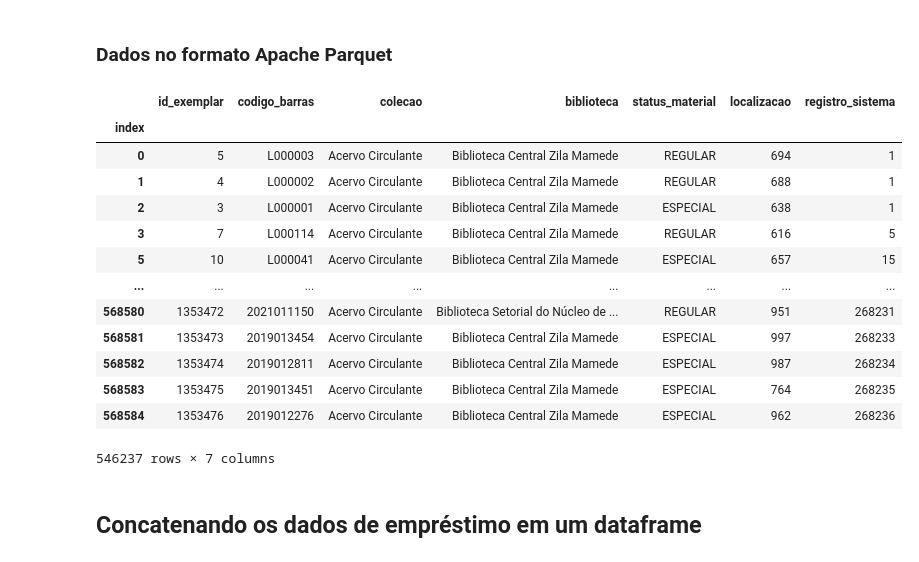
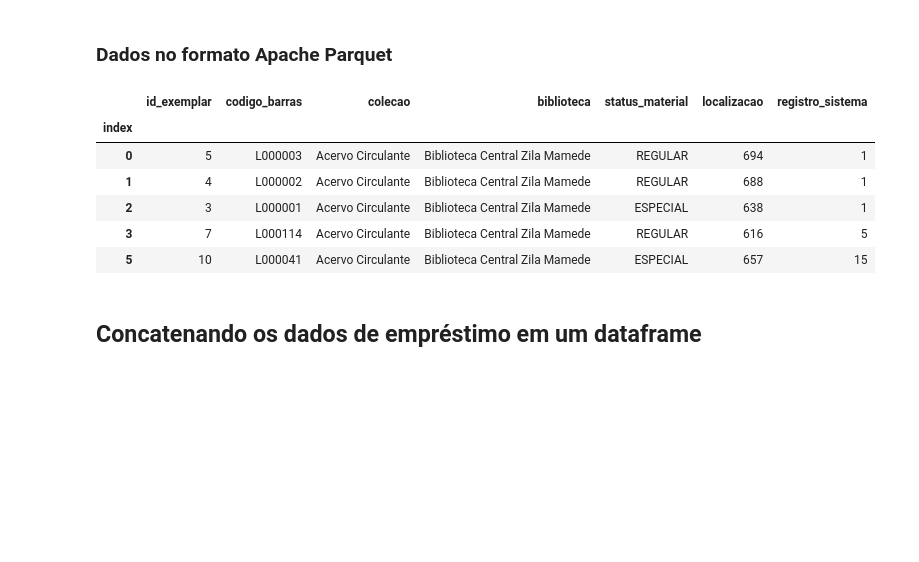
Before and after one commit to FabiadS/7DaysOfCode, a Jupyter notebook: day 1/import_data.ipynb, the cells around one changed output. Saved outputs shown, nothing was run; the diff lists cells and outputs as text; code cells hidden in the pictures; blank space fills up the shorter version.

```diff
--- a/day 1/import_data.ipynb
+++ b/day 1/import_data.ipynb
@@ -32,22 +32,15 @@ df_emprestimos_20201 = pd.read_csv('https://raw.githubusercontent.com/FranciscoF
 ### Dados no formato Apache Parquet
 # %%
 df_exemplares = pd.read_parquet('https://github.com/FranciscoFoz/7_Days_of_Code_Alura-Python-Pandas/raw/main/Dia_1-Importando_dados/Datasets/dados_exemplares.parquet')
-df_exemplares
+df_exemplares.head()
 # %% [output]
 |  | id_exemplar | codigo_barras | colecao | biblioteca | status_material | localizacao | registro_sistema |
 | index |  |  |  |  |  |  |  |
 | 0 | 5 | L000003 | Acervo Circulante | Biblioteca Central Zila Mamede | REGULAR | 694 | 1 |
 | 1 | 4 | L000002 | Acervo Circulante | Biblioteca Central Zila Mamede | REGULAR | 688 | 1 |
 | 2 | 3 | L000001 | Acervo Circulante | Biblioteca Central Zila Mamede | ESPECIAL | 638 | 1 |
 | 3 | 7 | L000114 | Acervo Circulante | Biblioteca Central Zila Mamede | REGULAR | 616 | 5 |
 | 5 | 10 | L000041 | Acervo Circulante | Biblioteca Central Zila Mamede | ESPECIAL | 657 | 15 |
-| ... | ... | ... | ... | ... | ... | ... | ... |
-| 568580 | 1353472 | 2021011150 | Acervo Circulante | Biblioteca Setorial do Núcleo de ... | REGULAR | 951 | 268231 |
-| 568581 | 1353473 | 2019013454 | Acervo Circulante | Biblioteca Central Zila Mamede | ESPECIAL | 997 | 268233 |
-| 568582 | 1353474 | 2019012811 | Acervo Circulante | Biblioteca Central Zila Mamede | ESPECIAL | 987 | 268234 |
-| 568583 | 1353475 | 2019013451 | Acervo Circulante | Biblioteca Central Zila Mamede | ESPECIAL | 764 | 268235 |
-| 568584 | 1353476 | 2019012276 | Acervo Circulante | Biblioteca Central Zila Mamede | ESPECIAL | 962 | 268236 |
-546237 rows × 7 columns
 # %% [markdown]
 ## Concatenando os dados de empréstimo em um dataframe
 # %%
```
Also changed, not shown: parts of 1 cell of this notebook.
